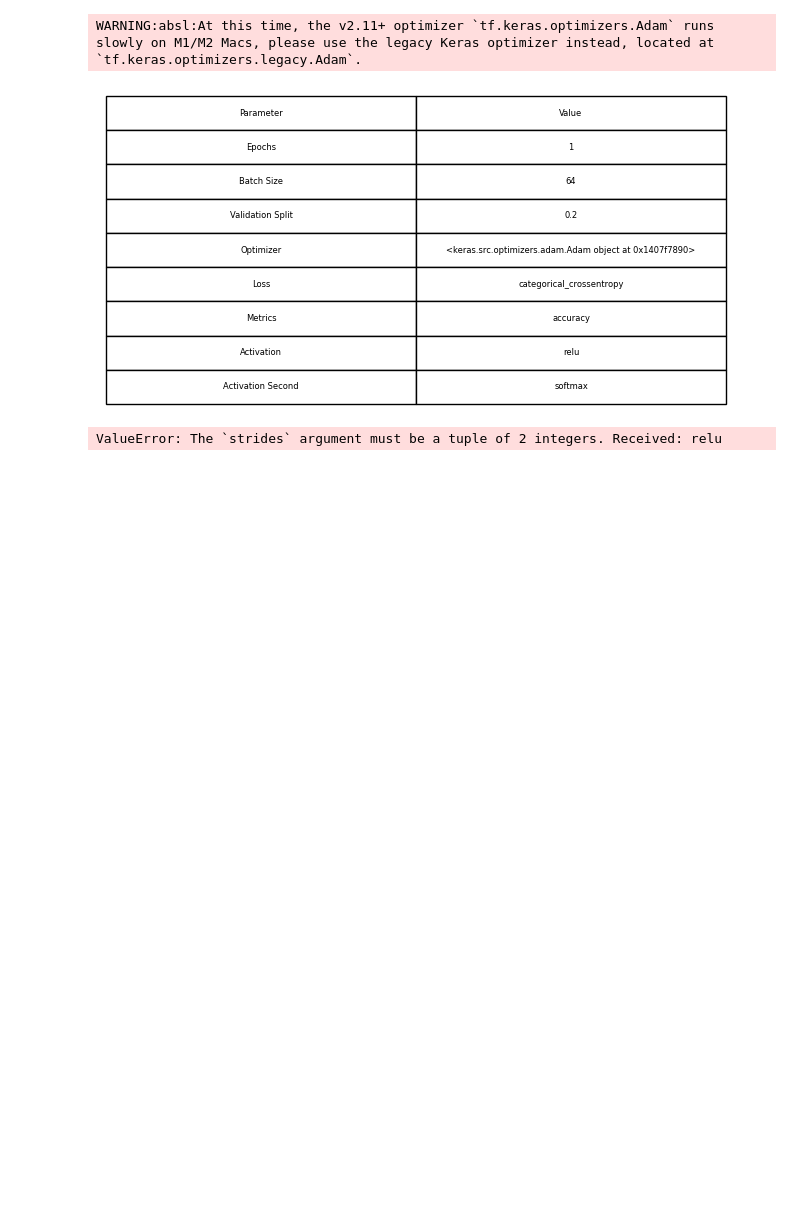
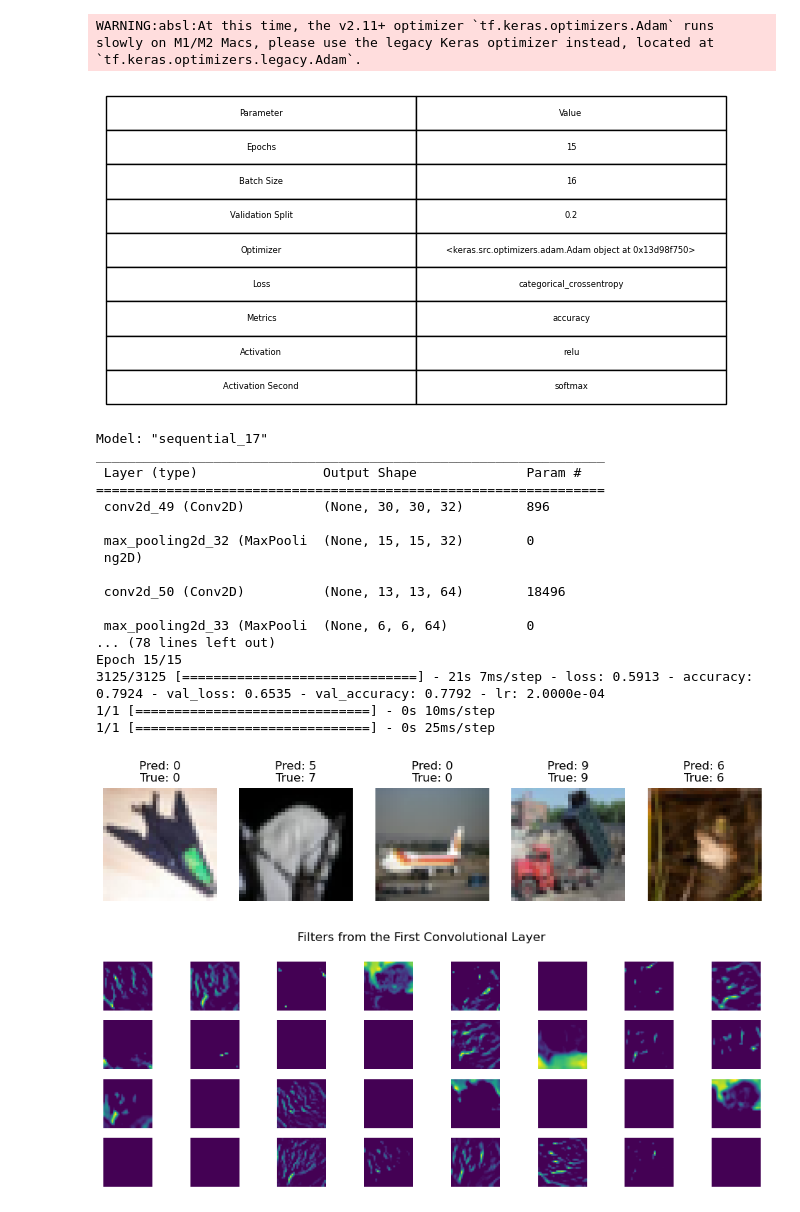
Before and after one commit to mohsenkhashei/cifar10, a Jupyter notebook: CNN_CIFAR_10_modified.ipynb, the cells around one changed output. Cells and saved outputs as stored; diff of their text form; code cells hidden in the pictures; blank space fills up the shorter version.

```diff
--- a/CNN_CIFAR_10_modified.ipynb
+++ b/CNN_CIFAR_10_modified.ipynb
@@ -15,8 +15,8 @@ from graphviz import Digraph
 
 
 ############################ Parameters  ####################################################
-epochs = 1  # Increase the number of epochs
-batch_size = 64
+epochs = 15  # Increase the number of epochs
+batch_size = 16
 validation_split = 0.2
 optimizer = tf.keras.optimizers.Adam(learning_rate=0.001)
 loss = 'categorical_crossentropy'
@@ -63,7 +63,7 @@ model.add(layers.MaxPooling2D((2, 2)))
 model.add(layers.Conv2D(128, (3, 3), activation=activationFirst))
 model.add(layers.Flatten())
 model.add(layers.Dense(128, activation=activationFirst))
-model.add(layers.Dense(10, activationSecond))
+model.add(layers.Dense(10, activation=activationSecond))
 
 # Compile the model
 model.compile(optimizer=optimizer, loss=loss, metrics=[metrics])
@@ -279,31 +279,49 @@ plt.show()
 
 
 
 # Create a directed graph
 # dot = Digraph(comment='CNN Architecture')
 
 # # Add nodes
 # dot.node('input', 'Input\n(32x32x3)')
 # dot.node('conv1', 'Conv2D\n(32 filters, 3x3, ReLU)')
 # dot.node('pool1', 'MaxPooling2D\n(2x2)')
 # dot.node('conv2', 'Conv2D\n(64 filters, 3x3, ReLU)')
 # dot.node('pool2', 'MaxPooling2D\n(2x2)')
 # dot.node('conv3', 'Conv2D\n(128 filters, 3x3, ReLU)')
 # dot.node('flatten', 'Flatten')
 # dot.node('dense1', 'Dense\n(128 units, ReLU)')
 # dot.node('dense2', 'Dense\n(10 units, Softmax)')
 # dot.node('output', 'Output\n(10 classes)')
 
 # # Add edges
 # edges = [('input', 'conv1'), ('conv1', 'pool1'), ('pool1', 'conv2'),
 #          ('conv2', 'pool2'), ('pool2', 'conv3'), ('conv3', 'flatten'),
 #          ('flatten', 'dense1'), ('dense1', 'dense2'), ('dense2', 'output')]
 
 # dot.edges(edges)
 
 # # Save the graph to a file and render it
 # dot.render('cnn_architecture', format='png', cleanup=True)
 # %% [output]
 WARNING:absl:At this time, the v2.11+ optimizer `tf.keras.optimizers.Adam` runs slowly on M1/M2 Macs, please use the legacy Keras optimizer instead, located at `tf.keras.optimizers.legacy.Adam`.
 [figure]
-ValueError: The `strides` argument must be a tuple of 2 integers. Received: relu
+Model: "sequential_17"
+_________________________________________________________________
+ Layer (type)                Output Shape              Param #
+=================================================================
+ conv2d_49 (Conv2D)          (None, 30, 30, 32)        896
+
+ max_pooling2d_32 (MaxPooli  (None, 15, 15, 32)        0
+ ng2D)
+
+ conv2d_50 (Conv2D)          (None, 13, 13, 64)        18496
+
+ max_pooling2d_33 (MaxPooli  (None, 6, 6, 64)          0
+... (78 lines left out)
+Epoch 15/15
+3125/3125 [==============================] - 21s 7ms/step - loss: 0.5913 - accuracy: 0.7924 - val_loss: 0.6535 - val_accuracy: 0.7792 - lr: 2.0000e-04
+1/1 [==============================] - 0s 10ms/step
+1/1 [==============================] - 0s 25ms/step
+[figure, added]
+[figure, added]
```
Also changed, not shown: parts of 1 cell of this notebook, 15 other files.
